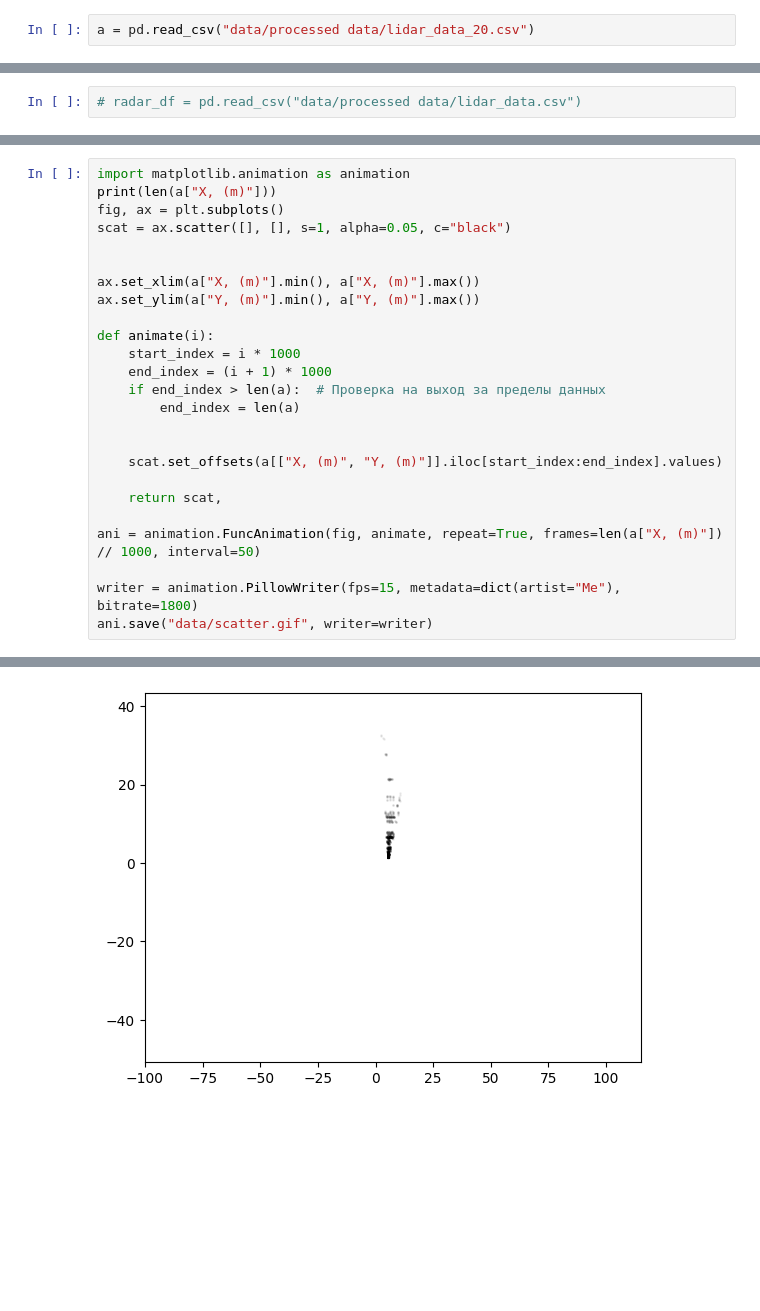
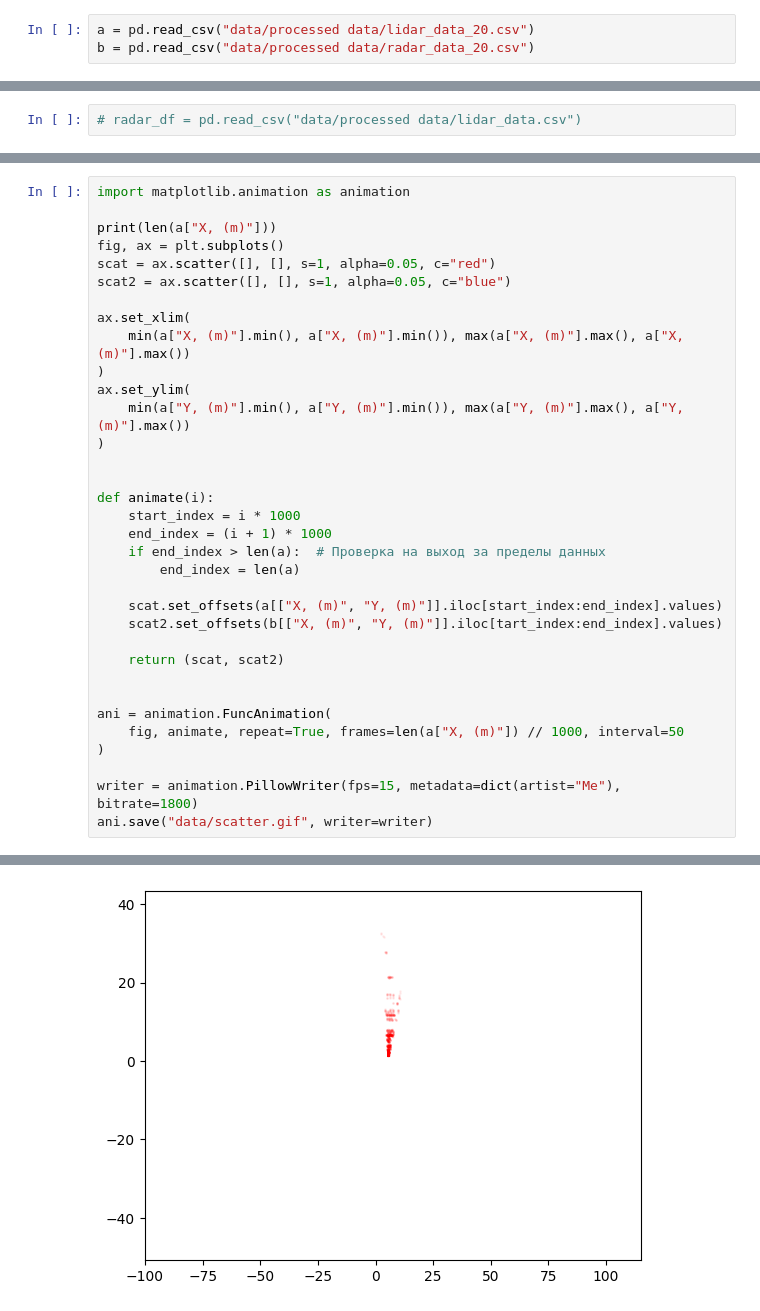
Before and after one commit to ArTiK13/radar_data, a Jupyter notebook: visualisation.ipynb, the cells around one changed output, grey strips where cells are left out. Saved outputs shown, nothing was run; the diff lists cells and outputs as text; blank space fills up the shorter version.

```diff
--- a/visualisation.ipynb
+++ b/visualisation.ipynb
@@ -5,6 +5,7 @@ import matplotlib.pyplot as plt
 import json
 # %%
 a = pd.read_csv("data/processed data/lidar_data_20.csv")
+b = pd.read_csv("data/processed data/radar_data_20.csv")
 # %%
 a.head()
 # %% [output]
@@ -36,12 +37,18 @@ plt.scatter(0, 0, c="red")
 # %%
 import matplotlib.animation as animation
+
 print(len(a["X, (m)"]))
 fig, ax = plt.subplots()
-scat = ax.scatter([], [], s=1, alpha=0.05, c="black")
+scat = ax.scatter([], [], s=1, alpha=0.05, c="red")
+scat2 = ax.scatter([], [], s=1, alpha=0.05, c="blue")
 
+ax.set_xlim(
+    min(a["X, (m)"].min(), a["X, (m)"].min()), max(a["X, (m)"].max(), a["X, (m)"].max())
+)
+ax.set_ylim(
+    min(a["Y, (m)"].min(), a["Y, (m)"].min()), max(a["Y, (m)"].max(), a["Y, (m)"].max())
+)
 
-ax.set_xlim(a["X, (m)"].min(), a["X, (m)"].max())
-ax.set_ylim(a["Y, (m)"].min(), a["Y, (m)"].max())
 
 def animate(i):
     start_index = i * 1000
@@ -49,12 +56,15 @@ def animate(i):
     if end_index > len(a):  # Проверка на выход за пределы данных
         end_index = len(a)
 
+    scat.set_offsets(a[["X, (m)", "Y, (m)"]].iloc[start_index:end_index].values)
+    scat2.set_offsets(b[["X, (m)", "Y, (m)"]].iloc[tart_index:end_index].values)
 
-    scat.set_offsets(a[["X, (m)", "Y, (m)"]].iloc[start_index:end_index].values)
+    return (scat, scat2)
 
-    return scat,
 
-ani = animation.FuncAnimation(fig, animate, repeat=True, frames=len(a["X, (m)"]) // 1000, interval=50)
+ani = animation.FuncAnimation(
+    fig, animate, repeat=True, frames=len(a["X, (m)"]) // 1000, interval=50
+)
 
 writer = animation.PillowWriter(fps=15, metadata=dict(artist="Me"), bitrate=1800)
 ani.save("data/scatter.gif", writer=writer)
@@ -63 +76 @@ ani.save("data/scatter.gif", writer=writer)
-[figure, old version]
+[figure, new version]
```
Also changed, not shown: parts of 5 cells of this notebook, 1 other file.
